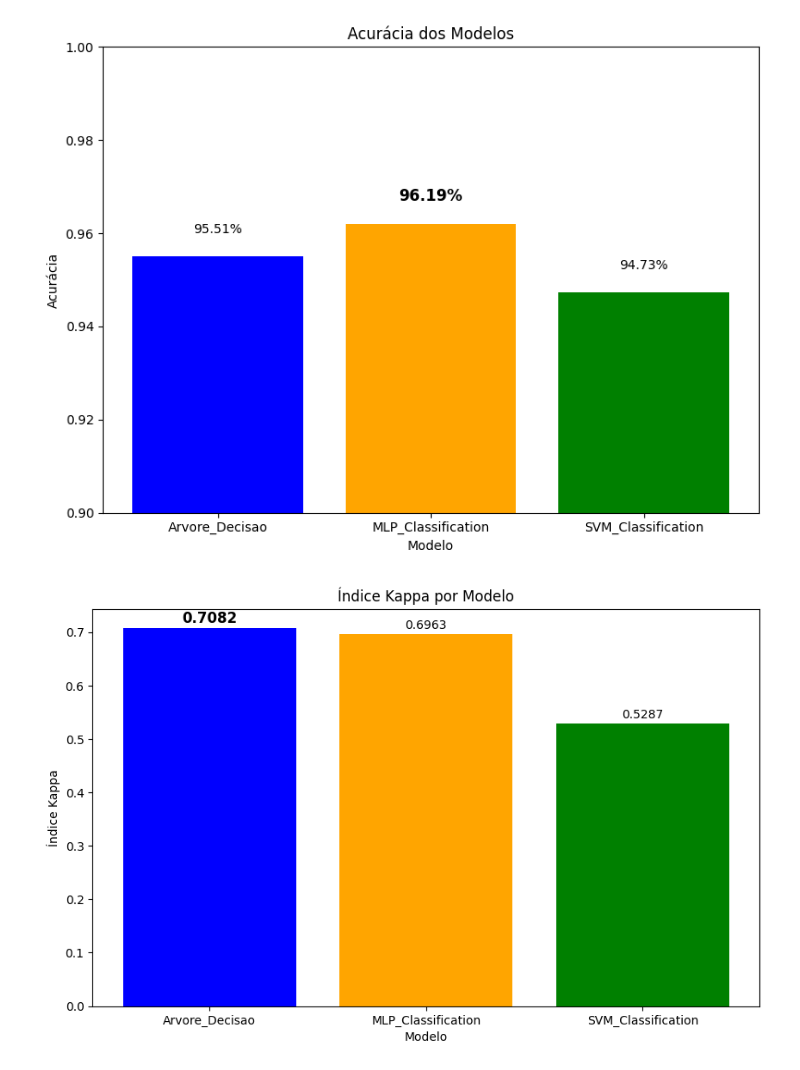
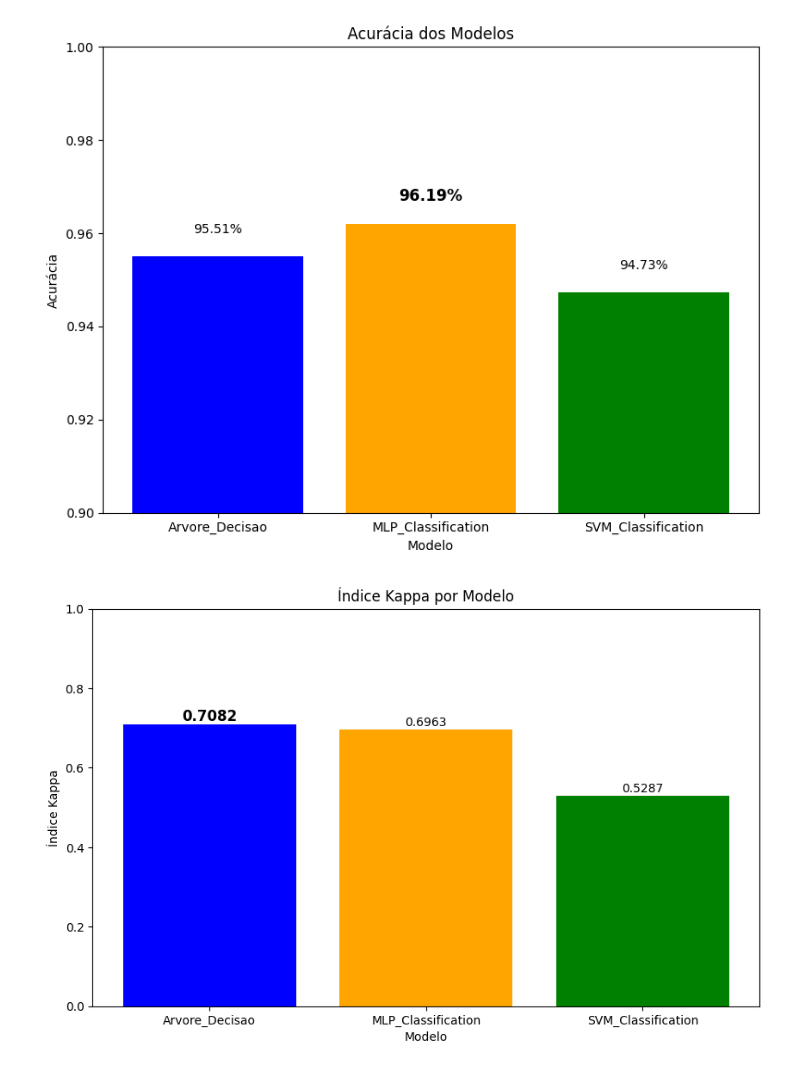
Before and after one commit to joaoPedroJPBR/TCC, a Jupyter notebook: analysis_model.ipynb, the cells around one changed output. Cells and saved outputs as stored; diff of their text form; code cells hidden in the pictures.

```diff
--- a/analysis_model.ipynb
+++ b/analysis_model.ipynb
@@ -38,24 +38,24 @@ plt.show()
 # %%
 # Criar o gráfico de barras
 fig, ax = plt.subplots(figsize=(10, 6))
 
 index_max_kappa = df["Kappa"].idxmax()
 # Barras apenas para o índice kappa
 bar2 = ax.bar(df["Modell"], df["Kappa"], color=['blue', 'orange', 'green'], label='Kappa')
-
+plt.ylim(0, 1.0)  # Definir o intervalo do eixo y para melhor visualização
 # Adicionar rótulos e legendas
 ax.set_xlabel('Modelo')
 ax.set_ylabel('Índice Kappa')
 ax.set_title('Índice Kappa por Modelo')
 
 # Adicionar os valores acima das barras
 for i, (bar, kappa) in enumerate(zip(bar2, df["Kappa"])):
     if i == index_max_kappa:
         plt.text(bar.get_x() + bar.get_width() / 2, kappa + 0.01, f'{kappa:.4f}', ha='center', weight='bold', fontsize=12)
     else:
         plt.text(bar.get_x() + bar.get_width() / 2, kappa + 0.01, f'{kappa:.4f}', ha='center')
 
 # Exibir o gráfico
 plt.show()
 # %% [output]
-[figure, old version]
+[figure, new version]
```
